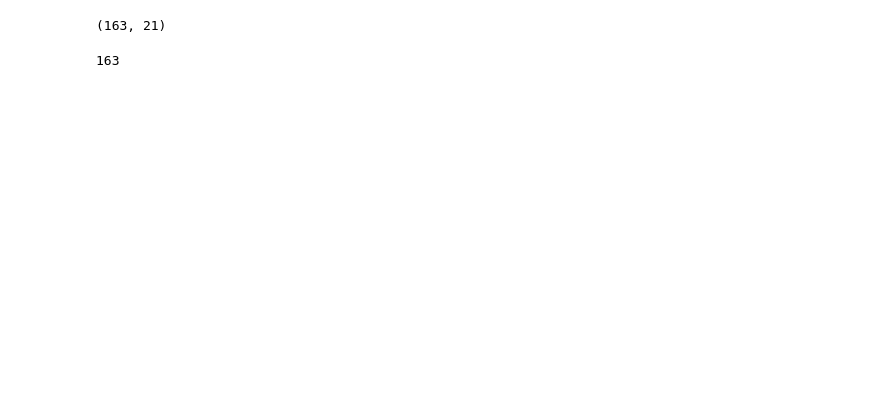
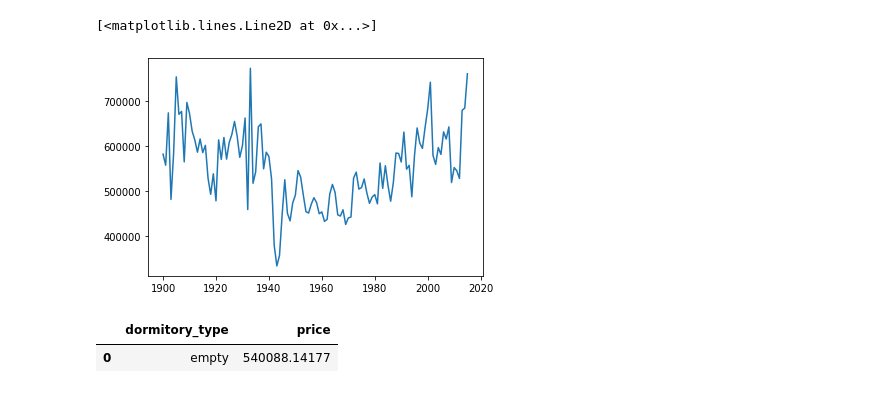
Before and after one commit to RaviCampos/python, a Jupyter notebook: try_ds/try_ds_notebook.ipynb, the cells around one changed output. Cells and saved outputs as stored; diff of their text form; code cells hidden in the pictures; blank space fills up the shorter version.

Commit message:
graphs

```diff
--- a/try_ds/try_ds_notebook.ipynb
+++ b/try_ds/try_ds_notebook.ipynb
@@ -4,0 +1,17 @@ data = pd.read_csv("./kc_house_data.csv")
+# %%
+import pandas as pd
+pd.set_option('display.float_format', lambda x: '%.5f' % x)
+data = pd.read_csv("./kc_house_data.csv")
+data["dormitory_type"] = "empty"
+
+data.loc[data["bedrooms"] == 1, "dormiroy_type"] = "studio"
+data.loc[data["bedrooms"] == 2, "dormiroy_type"] = "apartament"
+data.loc[data["bedrooms"] > 2, "dormiroy_type"] = "house"
+
+from matplotlib import pyplot as plt
+
+price_by_bedrooms = data[["price", "bedrooms"]].groupby("bedrooms").mean().reset_index()
+
+plt.figure(figsize=(20, 12))
+plt.bar( price_by_bedrooms["bedrooms"], price_by_bedrooms["price"])
+plt.ticklabel_format(style='plain')
@@ -39,8 +36,12 @@ water
-# %%
-water.shape
-# %% [output]
-(163, 21)
-# %%
-water.shape[0]
-# %% [output]
-163
+# %%
+price_by_yr = data[["price", "yr_built"]].groupby("yr_built").mean().reset_index()
+plt.plot(price_by_yr["yr_built"], price_by_yr["price"])
+# %% [output]
+[<matplotlib.lines.Line2D at 0x...>]
+[figure, added]
+# %%
+price_by_dor = data[["price", "dormitory_type"]].groupby("dormitory_type").mean().reset_index()
+price_by_dor
+# %% [output]
+|  | dormitory_type | price |
+| 0 | empty | 540088.14177 |
```
Also changed, not shown: parts of 8 cells of this notebook.
